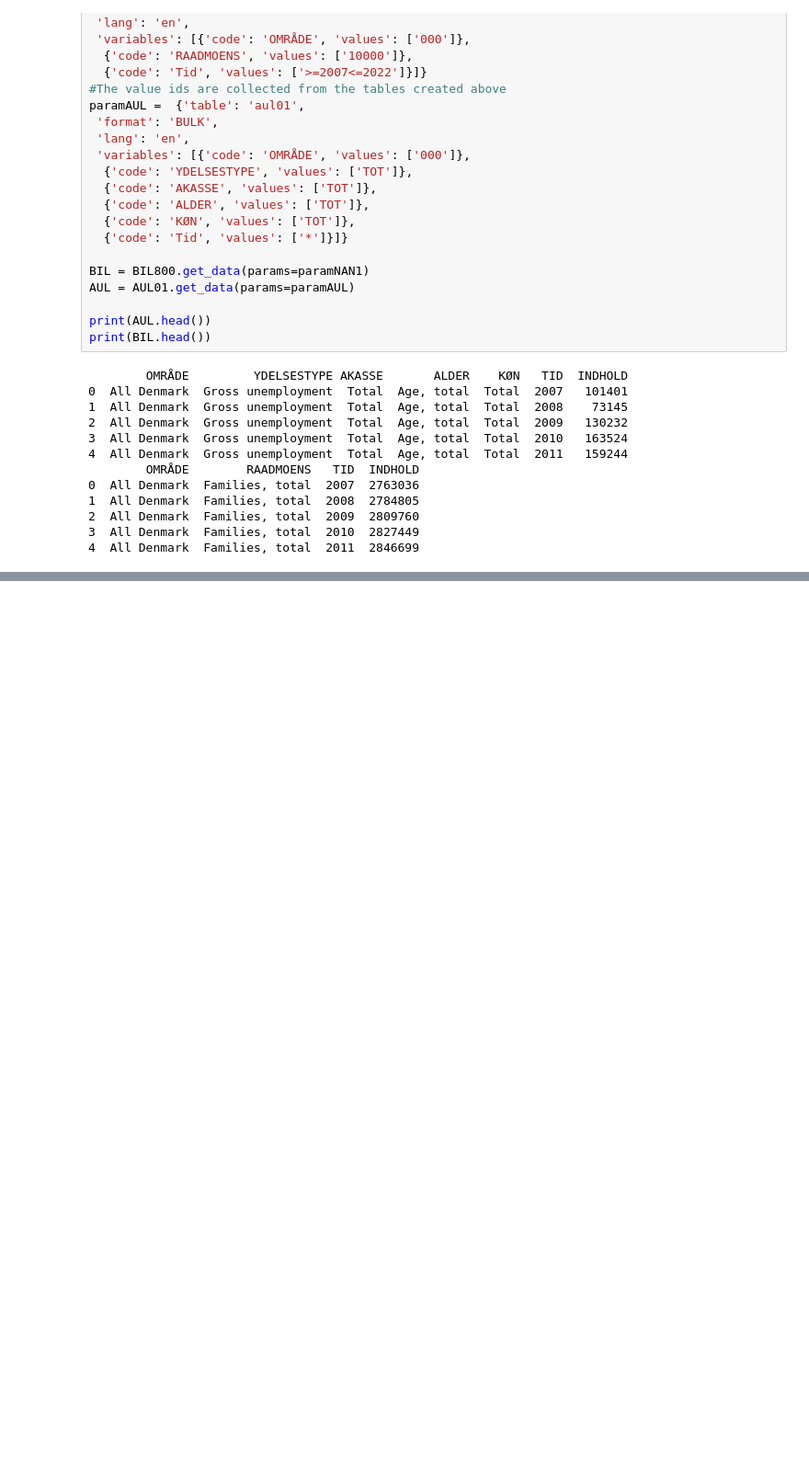
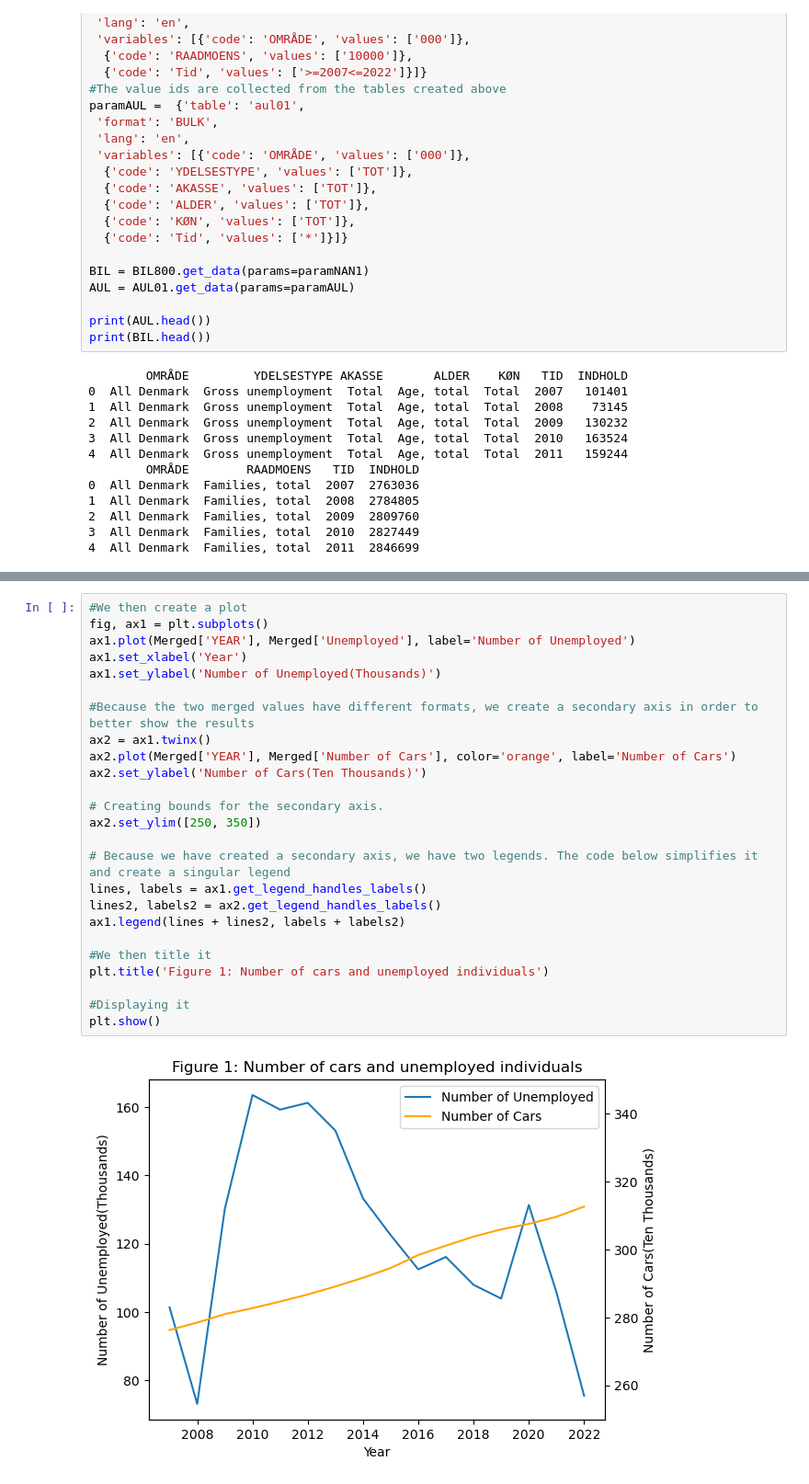
Before and after one commit to NumEconCopenhagen/projects-2023-jakki, a Jupyter notebook: dataproject/dataproject.ipynb, the cells around one changed output, grey strips where cells are left out. Shown at 92% size. Cells and saved outputs as stored; diff of their text form; blank space fills up the shorter version.

```diff
--- a/dataproject/dataproject.ipynb
+++ b/dataproject/dataproject.ipynb
@@ -208,0 +217,27 @@ print(Merged.head())
+# %%
+#We then create a plot
+fig, ax1 = plt.subplots()
+ax1.plot(Merged['YEAR'], Merged['Unemployed'], label='Number of Unemployed')
+ax1.set_xlabel('Year')
+ax1.set_ylabel('Number of Unemployed(Thousands)')
+
+#Because the two merged values have different formats, we create a secondary axis in order to better show the results
+ax2 = ax1.twinx()
+ax2.plot(Merged['YEAR'], Merged['Number of Cars'], color='orange', label='Number of Cars')
+ax2.set_ylabel('Number of Cars(Ten Thousands)')
+
+# Creating bounds for the secondary axis.
+ax2.set_ylim([250, 350])
+
+# Because we have created a secondary axis, we have two legends. The code below simplifies it and create a singular legend
+lines, labels = ax1.get_legend_handles_labels()
+lines2, labels2 = ax2.get_legend_handles_labels()
+ax1.legend(lines + lines2, labels + labels2)
+
+#We then title it
+plt.title('Figure 1: Number of cars and unemployed individuals')
+
+#Displaying it
+plt.show()
+# %% [output]
+[figure, added]
```
Also changed, not shown: parts of 6 cells of this notebook.
